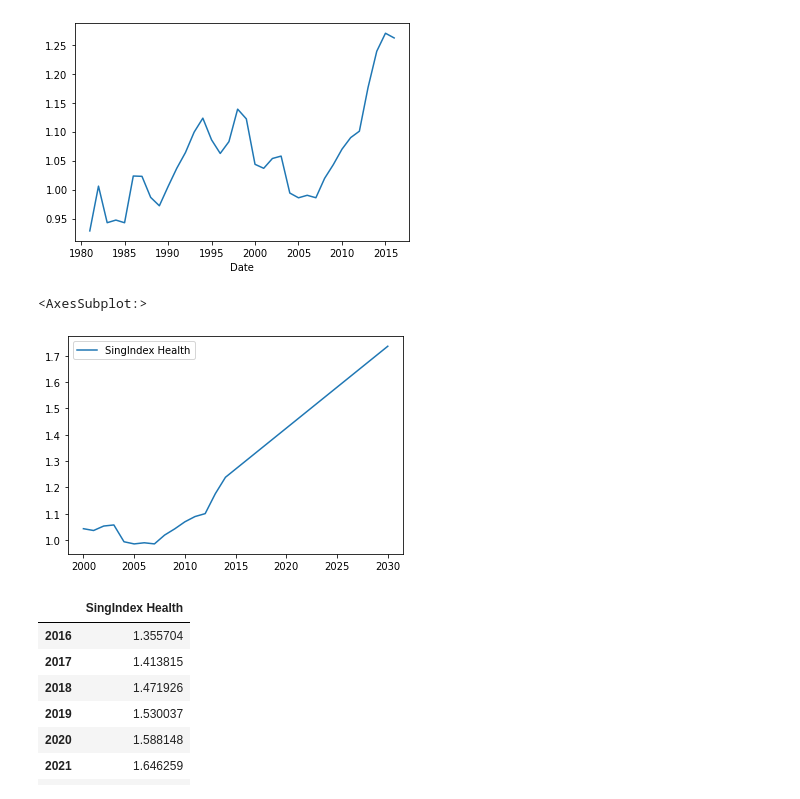
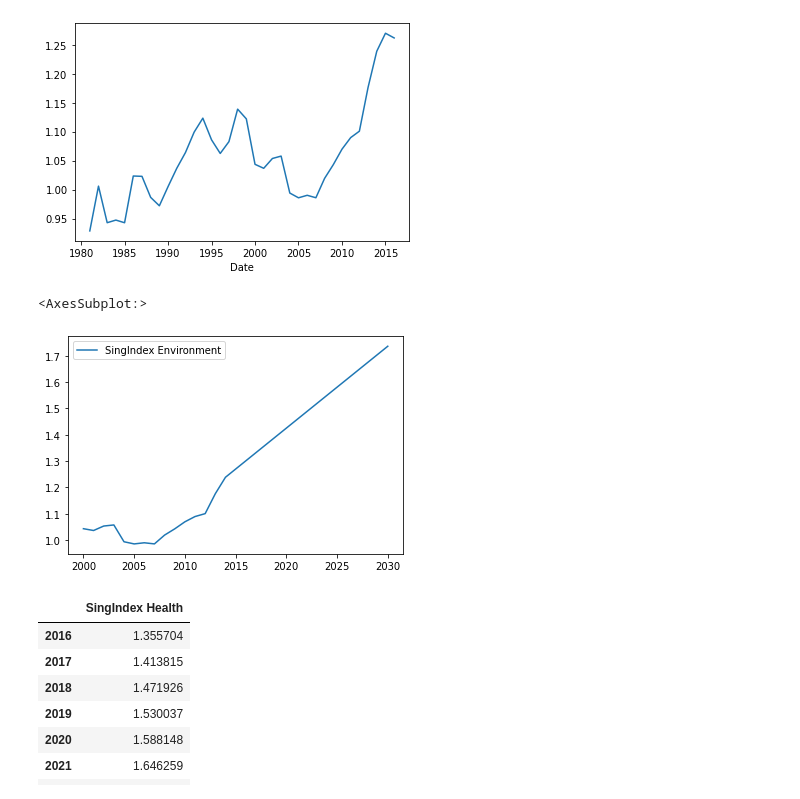
Before and after one commit to askoshiyama/singindex, a Jupyter notebook: environment/SingIndex Environment.ipynb, the cells around one changed output. Saved outputs shown, nothing was run; the diff lists cells and outputs as text; code cells hidden in the pictures.

```diff
--- a/environment/SingIndex Environment.ipynb
+++ b/environment/SingIndex Environment.ipynb
@@ -73,12 +73,12 @@ singindex_historic.plot()
 # model index to extrapolate (exclude 2020 data)
 s_model = interpolate.interp1d(singindex_historic.index[-20:-1], singindex_historic.values[-20:-1], fill_value="extrapolate")
 # %%
-singindex = pd.DataFrame({"SingIndex Health": s_model(range(2000, 2031))},
+singindex = pd.DataFrame({"SingIndex Environment": s_model(range(2000, 2031))},
             index = list(range(2000, 2031)))
 singindex.plot()
 # %% [output]
 <AxesSubplot:>
-[figure, old version]
+[figure, new version]
 # %%
 singindex[-15:]
 # %% [output]
```
Also changed, not shown: 3 other files.
